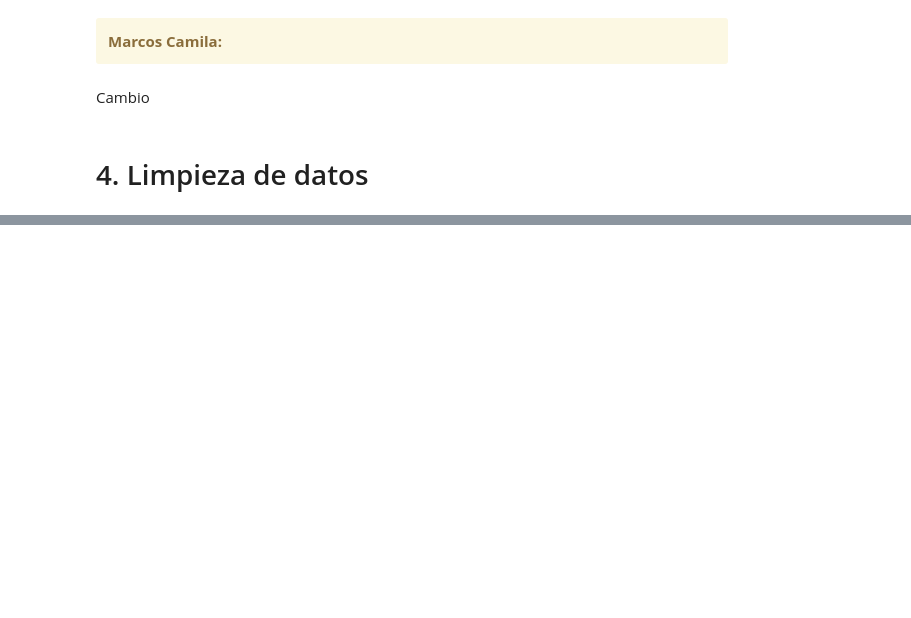
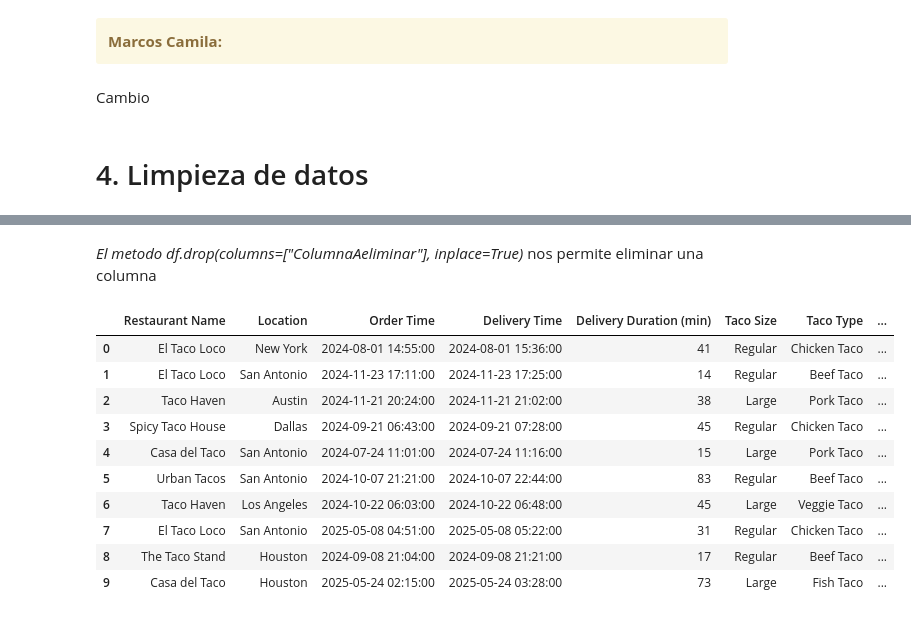
Before and after one commit to buitrekommando/mineriaAIEP_02, a Jupyter notebook: notebooks/0_consolidado.ipynb, the cells around one changed output, grey strips where cells are left out. Drawn from its saved outputs; the diff is of its cells as text; code cells hidden in the pictures; blank space fills up the shorter version.

```diff
--- a/notebooks/0_consolidado.ipynb
+++ b/notebooks/0_consolidado.ipynb
@@ -417,0 +527,17 @@ Cambio
+# %% [markdown]
+*El metodo df.drop(columns=["ColumnaAeliminar"], inplace=True)* nos permite eliminar una columna
+# %%
+df.drop(columns=["Order ID"], inplace=True)
+df.head(10)
+# %% [output]
+|  | Restaurant Name | Location | Order Time | Delivery Time | Delivery Duration (min) | Taco Size | Taco Type | ... |
+| 0 | El Taco Loco | New York | 2024-08-01 14:55:00 | 2024-08-01 15:36:00 | 41 | Regular | Chicken Taco | ... |
+| 1 | El Taco Loco | San Antonio | 2024-11-23 17:11:00 | 2024-11-23 17:25:00 | 14 | Regular | Beef Taco | ... |
+| 2 | Taco Haven | Austin | 2024-11-21 20:24:00 | 2024-11-21 21:02:00 | 38 | Large | Pork Taco | ... |
+| 3 | Spicy Taco House | Dallas | 2024-09-21 06:43:00 | 2024-09-21 07:28:00 | 45 | Regular | Chicken Taco | ... |
+| 4 | Casa del Taco | San Antonio | 2024-07-24 11:01:00 | 2024-07-24 11:16:00 | 15 | Large | Pork Taco | ... |
+| 5 | Urban Tacos | San Antonio | 2024-10-07 21:21:00 | 2024-10-07 22:44:00 | 83 | Regular | Beef Taco | ... |
+| 6 | Taco Haven | Los Angeles | 2024-10-22 06:03:00 | 2024-10-22 06:48:00 | 45 | Large | Veggie Taco | ... |
+| 7 | El Taco Loco | San Antonio | 2025-05-08 04:51:00 | 2025-05-08 05:22:00 | 31 | Regular | Chicken Taco | ... |
+| 8 | The Taco Stand | Houston | 2024-09-08 21:04:00 | 2024-09-08 21:21:00 | 17 | Regular | Beef Taco | ... |
+| 9 | Casa del Taco | Houston | 2025-05-24 02:15:00 | 2025-05-24 03:28:00 | 73 | Large | Fish Taco | ... |
```
Also changed, not shown: parts of 24 cells of this notebook, 1 other file.
